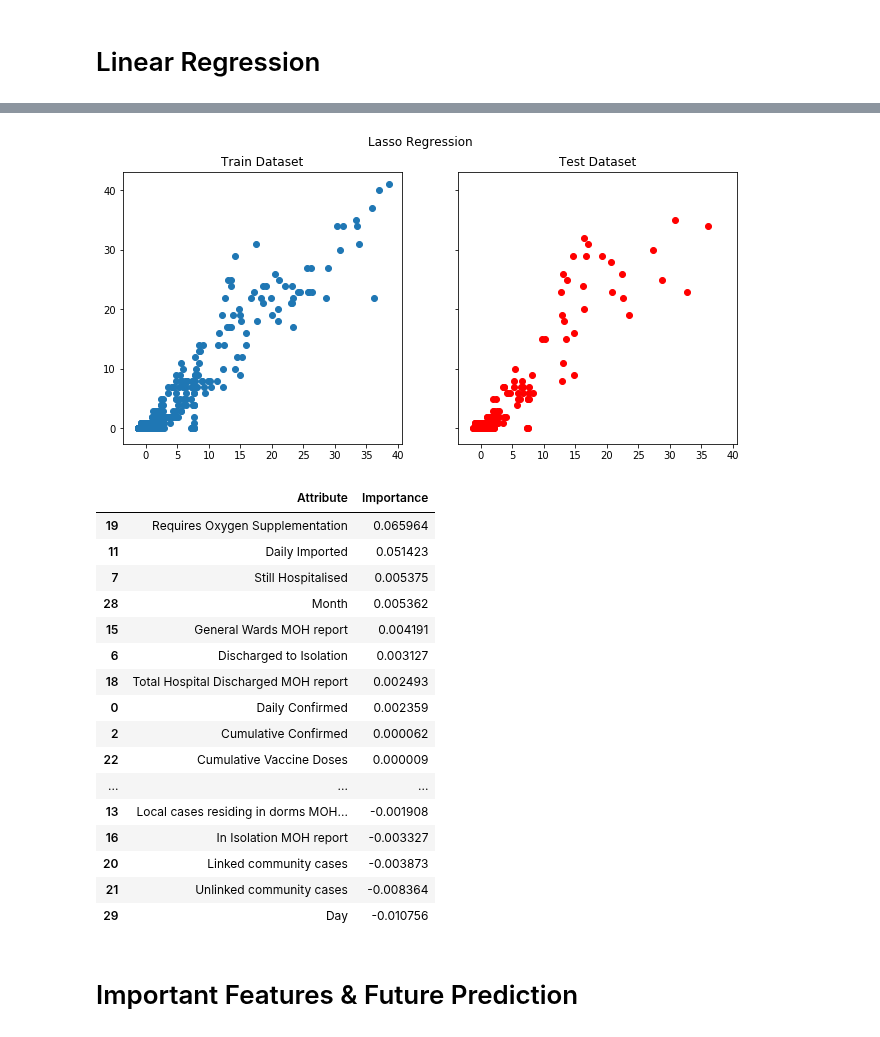
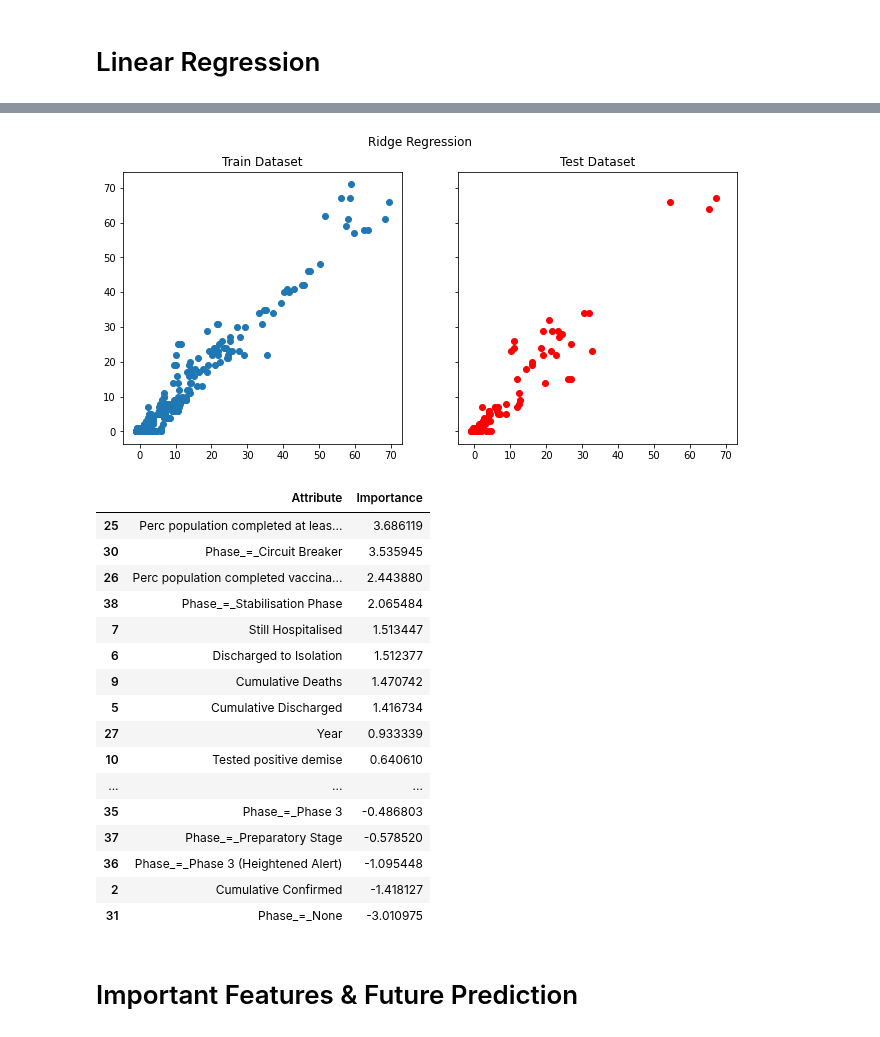
Before and after one commit to dvh549/Data_Mining, a Jupyter notebook: ICU Occupancy.ipynb, the cells around one changed output, grey strips where cells are left out. Cells and saved outputs as stored; diff of their text form; code cells hidden in the pictures.

```diff
--- a/ICU Occupancy.ipynb
+++ b/ICU Occupancy.ipynb
@@ -154,7 +154,7 @@ y = sg_data_filtered["Intensive Care Unit (ICU)"]
 # %%
 # split using 25% for test as amount of data isn't much so that we've got more points to test
 
-X_train, X_test, y_train, y_test = train_test_split(X, y, test_size=0.25, random_state=42)
+X_train, X_test, y_train, y_test = train_test_split(X, y, test_size=0.2, random_state=42)
 # %% [markdown]
 # Linear Regression
 # %%
@@ -246,9 +248,9 @@ regr_importance
 # %%
 # build lasso model
 
-lasso = Lasso(max_iter=10000)
-lasso.fit(X_train, y_train)
-lasso_pred = lasso.predict(X_test)
+ridge = Ridge()
+ridge.fit(X_train, y_train)
+ridge_pred = ridge.predict(X_test)
 # %%
 # assessing model
 
@@ -287,46 +291,46 @@ plt.show()
 # %%
 # visualise performance of train vs test
 
 fig, ax = plt.subplots(1, 2, figsize=(11,5), sharey=True, sharex=True)
 
-ax[0].scatter(lasso.predict(X_train), y_train)
-ax[1].scatter(lasso_pred, y_test, c = 'red')
+ax[0].scatter(ridge.predict(X_train), y_train)
+ax[1].scatter(ridge_pred, y_test, c = 'red')
 ax[0].set_title('Train Dataset')
 ax[1].set_title('Test Dataset')
 
-plt.suptitle('Lasso Regression')
+plt.suptitle('Ridge Regression')
 
 plt.show()
 # %% [output]
-[figure, old version]
+[figure, new version]
 # %%
 # find out feature importance
 
-lasso_importance = pd.DataFrame(data={
+ridge_importance = pd.DataFrame(data={
     'Attribute': X_train.columns,
-    'Importance': lasso.coef_
+    'Importance': ridge.coef_
 })
 
-lasso_importance = lasso_importance.sort_values(by='Importance', ascending=False)
-lasso_importance
+ridge_importance = ridge_importance.sort_values(by='Importance', ascending=False)
+ridge_importance
 # %% [output]
 |  | Attribute | Importance |
-| 19 | Requires Oxygen Supplementation | 0.065964 |
-| 11 | Daily Imported | 0.051423 |
-| 7 | Still Hospitalised | 0.005375 |
-| 28 | Month | 0.005362 |
-| 15 | General Wards MOH report | 0.004191 |
-| 6 | Discharged to Isolation | 0.003127 |
-| 18 | Total Hospital Discharged MOH report | 0.002493 |
-| 0 | Daily Confirmed | 0.002359 |
-| 2 | Cumulative Confirmed | 0.000062 |
-| 22 | Cumulative Vaccine Doses | 0.000009 |
+| 25 | Perc population completed at leas... | 3.686119 |
+| 30 | Phase_=_Circuit Breaker | 3.535945 |
+| 26 | Perc population completed vaccina... | 2.443880 |
+| 38 | Phase_=_Stabilisation Phase | 2.065484 |
+| 7 | Still Hospitalised | 1.513447 |
+| 6 | Discharged to Isolation | 1.512377 |
+| 9 | Cumulative Deaths | 1.470742 |
+| 5 | Cumulative Discharged | 1.416734 |
+| 27 | Year | 0.933339 |
+| 10 | Tested positive demise | 0.640610 |
 | ... | ... | ... |
-| 13 | Local cases residing in dorms MOH... | -0.001908 |
-| 16 | In Isolation MOH report | -0.003327 |
-| 20 | Linked community cases | -0.003873 |
-| 21 | Unlinked community cases | -0.008364 |
-| 29 | Day | -0.010756 |
+| 35 | Phase_=_Phase 3 | -0.486803 |
+| 37 | Phase_=_Preparatory Stage | -0.578520 |
+| 36 | Phase_=_Phase 3 (Heightened Alert) | -1.095448 |
+| 2 | Cumulative Confirmed | -1.418127 |
+| 31 | Phase_=_None | -3.010975 |
 # %% [markdown]
 # Important Features & Future Prediction
 # %%
```
Also changed, not shown: parts of 14 cells of this notebook, 2 other files.
